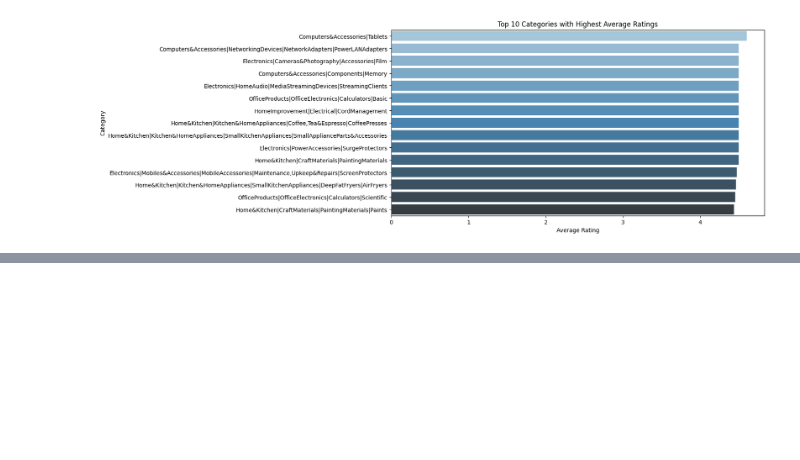
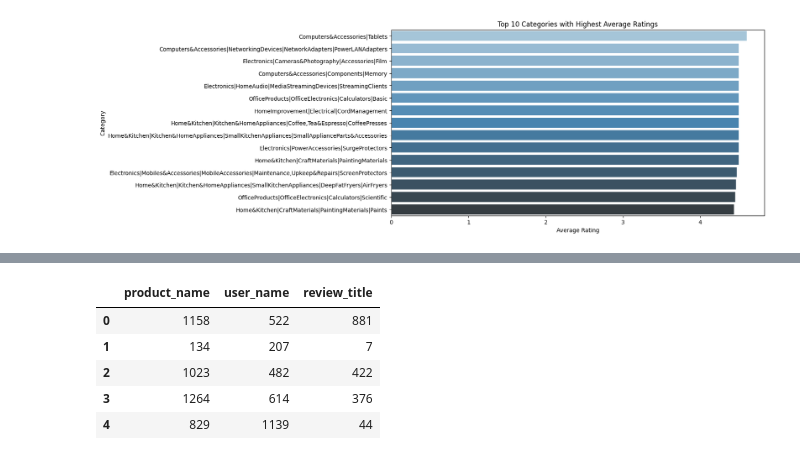
Before and after one commit to NaimPro-tech/customer_churn_prediction, a Jupyter notebook: churn_model.ipynb, the cells around one changed output, grey strips where cells are left out. Cells and saved outputs as stored; diff of their text form; code cells hidden in the pictures; blank space fills up the shorter version.

```diff
--- a/churn_model.ipynb
+++ b/churn_model.ipynb
@@ -222,0 +241,12 @@ Passing `palette` without assigning `hue` is deprecated and will be removed in v
+# %%
+lebel_encoder_columns=["product_name", "user_name", "review_title"]
+le = LabelEncoder()
+df[["product_name", "user_name", "review_title"]]= df[["product_name", "user_name", "review_title"]].apply(lambda col: le.fit_transform(col))
+df[["product_name", "user_name", "review_title"]].head()
+# %% [output]
+|  | product_name | user_name | review_title |
+| 0 | 1158 | 522 | 881 |
+| 1 | 134 | 207 | 7 |
+| 2 | 1023 | 482 | 422 |
+| 3 | 1264 | 614 | 376 |
+| 4 | 829 | 1139 | 44 |
```
Also changed, not shown: parts of 7 cells of this notebook.
